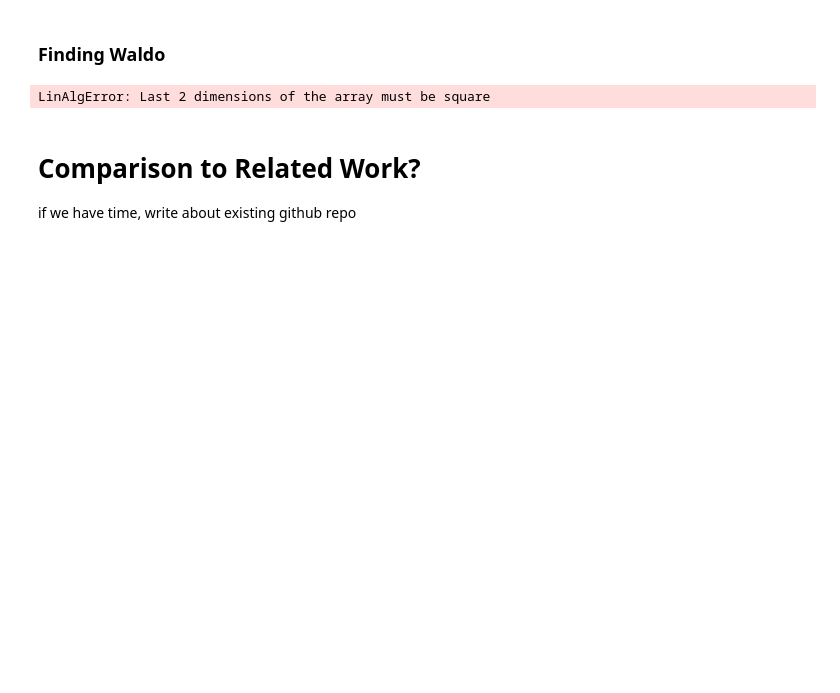
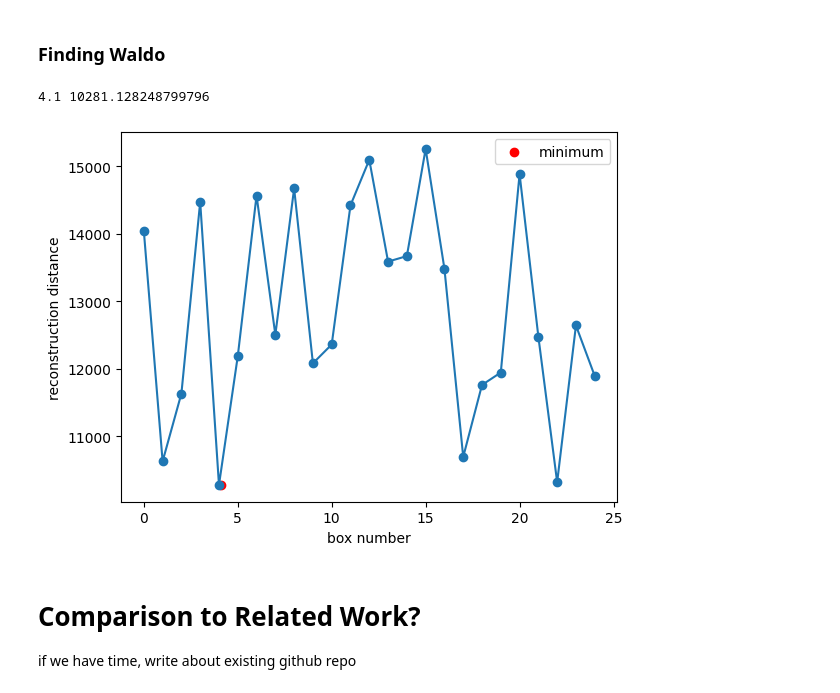
Before and after one commit to lilly-pad/COGS-118B-Final-Project, a Jupyter notebook: project_64-updated.ipynb, the cells around one changed output. Drawn from its saved outputs; the diff is of its cells as text; code cells hidden in the pictures; blank space fills up the shorter version.

Commit message:
25 recon. dists of 25 boxes of a puzzle to find which box is Waldo. Didn't find the right box

```diff
--- a/project_64-updated.ipynb
+++ b/project_64-updated.ipynb
@@ -268,15 +269,42 @@ for i in range(5):
     for j in range(5):
         box = arr[row_ls[i]:row_ls[i+1], row_ls[j]:row_ls[j+1]]
         box_ls.append(box)
+# %%
+# 19 is Waldo
+dist_ls = []
+for i in range(25):
+    flat_arr = box_ls[i].ravel()
+    v = np.matrix(flat_arr)
+    box_v = v.T
+    # viewimage(box_v, pixel)
+    c4 = U.T.dot(box_v - meanface)
+    Zhat_all4 = U.dot(c4) + meanface
+    # viewimage(Zhat_all4, pixel)
+    # sprint(box_v.shape, Zhat_all4.shape)
+    dist_ls.append(np.linalg.norm(Zhat_all4 - box_v))
+
+data = {'box': [0, 1, 2, 3, 4, 5, 6, 7, 8, 9, 10, 11, 12, 13, 14, 15, 16, 17, 18, 19, 20, 21, 22, 23, 24],
+        'recon_dist': dist_ls
+       }
+df = pd.DataFrame(data)
+
+min_x = np.argmin(data['recon_dist'])+0.1
+min_y = np.min(data['recon_dist'])
+plt.plot(df['box'], df['recon_dist'], marker='o');
+plt.scatter(min_x, min_y,c='r', label='minimum');
+plt.legend();
+plt.ylabel('reconstruction distance');
+plt.xlabel('box number');
+print(min_x, min_y)
+# %% [output]
+4.1 10281.128248799796
+[figure, added]
 # %%
-dist_ls = []
-for i in range(25):
-    flat_arr = box_ls[i].ravel()
-    v = np.matrix(flat_arr)
-    box_v = v.T
-    # viewimage(box_v, pixel)
-    c4 = U.T.dot(box_v - meanface)
-    Zhat_all4 = U.dot(c4) + meanface
-    dist_ls.append(dist(box_v, Zhat_all4))
+i = 4
+flat_arr = box_ls[i].ravel()
+v = np.matrix(flat_arr)
+box_v = v.T
+viewimage(box_v, pixel)
+c4 = U.T.dot(box_v - meanface)
+Zhat_all4 = U.dot(c4) + meanface
+viewimage(Zhat_all4, pixel)
-# %% [output]
-LinAlgError: Last 2 dimensions of the array must be square
```
Also changed, not shown: parts of 5 cells of this notebook.
